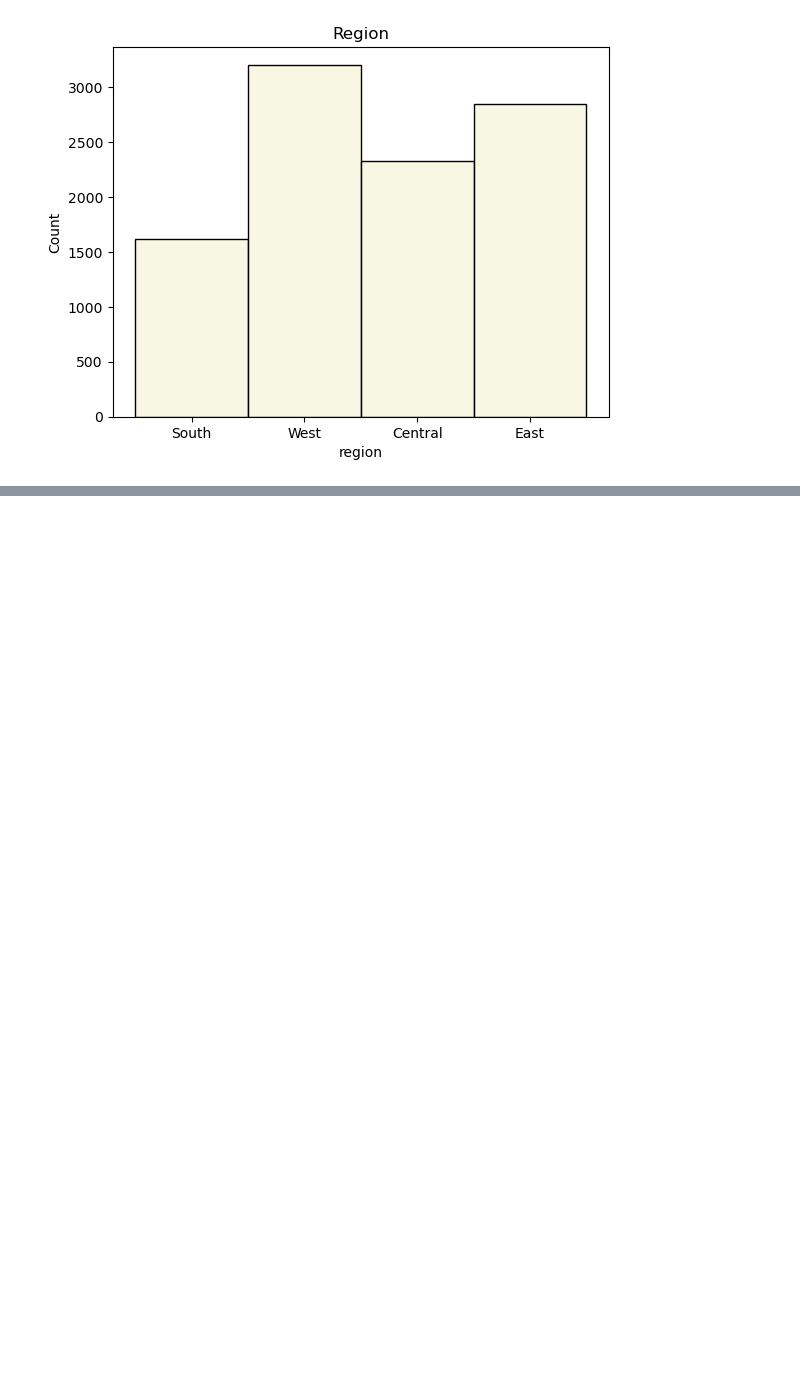
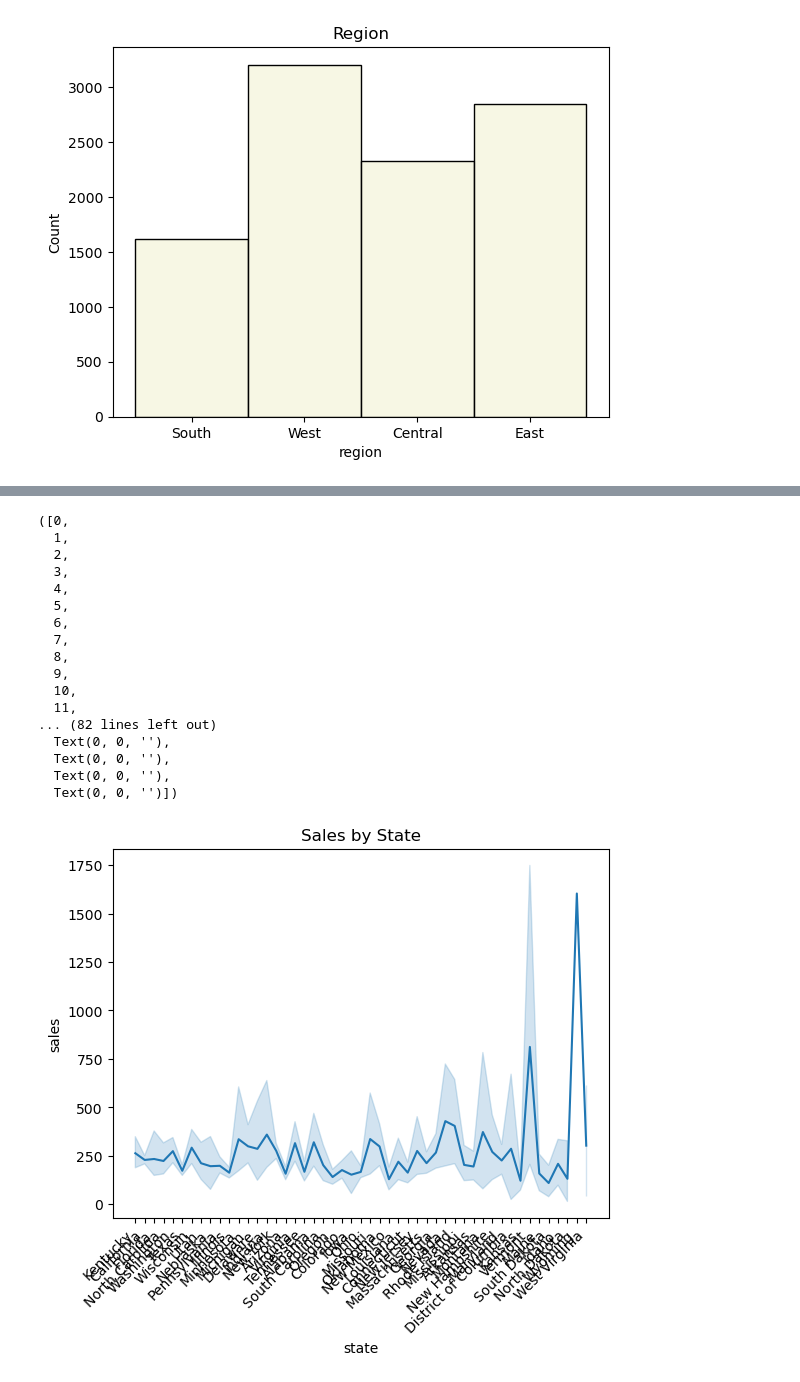
Before and after one commit to NiaLucia/e-commerce, a Jupyter notebook: e-commerce.ipynb, the cells around one changed output, grey strips where cells are left out. Saved outputs shown, nothing was run; the diff lists cells and outputs as text; code cells hidden in the pictures; blank space fills up the shorter version.

```diff
--- a/e-commerce.ipynb
+++ b/e-commerce.ipynb
@@ -328,2 +327,24 @@ plt.xticks(rotation=8
 # %%
 sns.lineplot(x = "month", y = "count", data= day).set_title('Monthly Count')
+# %%
+sns.lineplot(x = "state", y = "sales", data= df).set_title('Sales by State')
+plt.xticks(rotation=45, horizontalalignment='right')
+# %% [output]
+([0,
+  1,
+  2,
+  3,
+  4,
+  5,
+  6,
+  7,
+  8,
+  9,
+  10,
+  11,
+... (82 lines left out)
+  Text(0, 0, ''),
+  Text(0, 0, ''),
+  Text(0, 0, ''),
+  Text(0, 0, '')])
+[figure, added]
```
Also changed, not shown: parts of 1 cell of this notebook, 1 other file.
